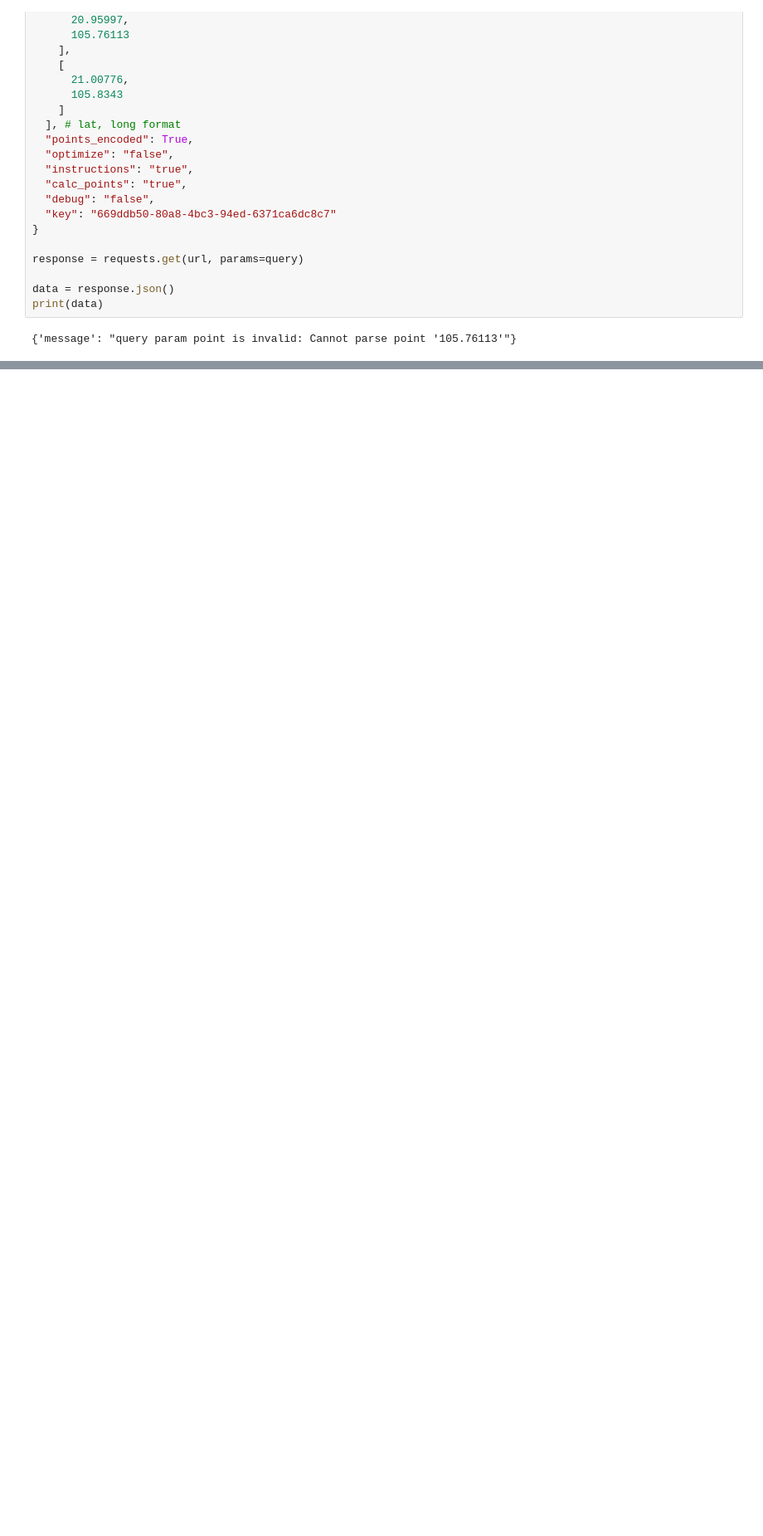
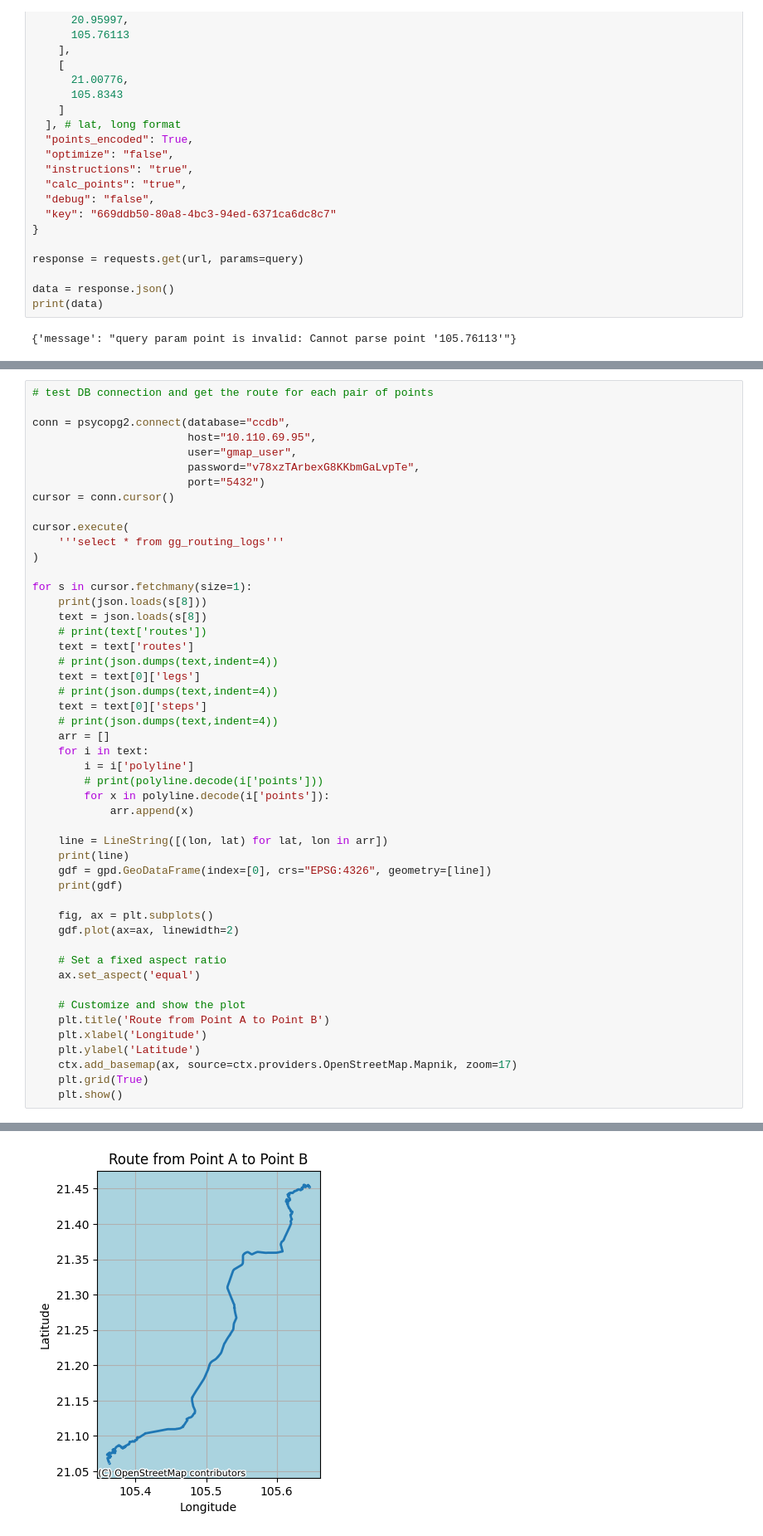
Before and after one commit to ChinhTheHugger/vscode_python, a Jupyter notebook: route_check.ipynb, the cells around one changed output, grey strips where cells are left out. Shown at 83% size. Saved outputs shown, nothing was run; the diff lists cells and outputs as text; blank space fills up the shorter version.

```diff
--- a/route_check.ipynb
+++ b/route_check.ipynb
@@ -157,0 +298,50 @@ yv|~BanodS?@x@u@bAqAjDoDkGmJlOgMpDiDcDoEa@s@wAkBiA}A_DgEm@w@ASIOUGyBsC}D?_INqEwG
+# %%
+# test DB connection and get the route for each pair of points
+
+conn = psycopg2.connect(database="ccdb",
+                        host="10.110.69.95",
+                        user="gmap_user",
+                        password="v78xzTArbexG8KKbmGaLvpTe",
+                        port="5432")
+cursor = conn.cursor()
+
+cursor.execute(
+    '''select * from gg_routing_logs'''
+)
+
+for s in cursor.fetchmany(size=1):
+    print(json.loads(s[8]))
+    text = json.loads(s[8])
+    # print(text['routes'])
+    text = text['routes']
+    # print(json.dumps(text,indent=4))
+    text = text[0]['legs']
+    # print(json.dumps(text,indent=4))
+    text = text[0]['steps']
+    # print(json.dumps(text,indent=4))
+    arr = []
+    for i in text:
+        i = i['polyline']
+        # print(polyline.decode(i['points']))
+        for x in polyline.decode(i['points']):
+            arr.append(x)
+
+    line = LineString([(lon, lat) for lat, lon in arr])
+    print(line)
+    gdf = gpd.GeoDataFrame(index=[0], crs="EPSG:4326", geometry=[line])
+    print(gdf)
+
+    fig, ax = plt.subplots()
+    gdf.plot(ax=ax, linewidth=2)
+
+    # Set a fixed aspect ratio
+    ax.set_aspect('equal')
+
+    # Customize and show the plot
+    plt.title('Route from Point A to Point B')
+    plt.xlabel('Longitude')
+    plt.ylabel('Latitude')
+    ctx.add_basemap(ax, source=ctx.providers.OpenStreetMap.Mapnik, zoom=17)
+    plt.grid(True)
+    plt.show()
+# %% [output]
@@ -157,0 +352 @@ yv|~BanodS?@x@u@bAqAjDoDkGmJlOgMpDiDcDoEa@s@wAkBiA}A_DgEm@w@ASIOUGyBsC}D?_INqEwG
+[figure, added]
```
Also changed, not shown: parts of 8 cells of this notebook, 9 other files.
